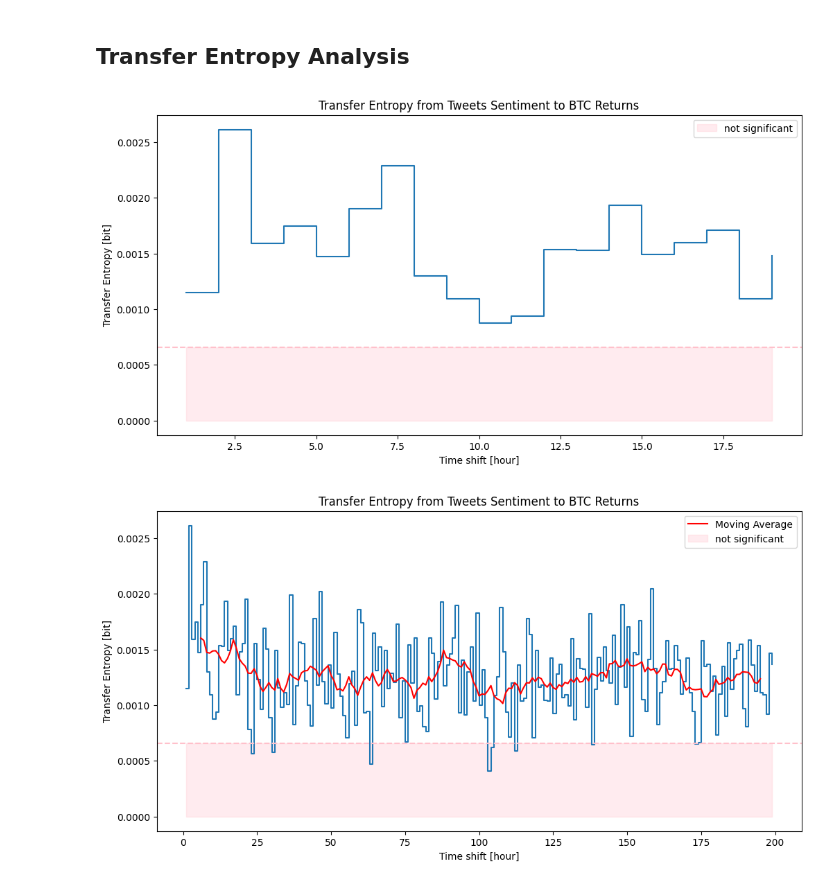
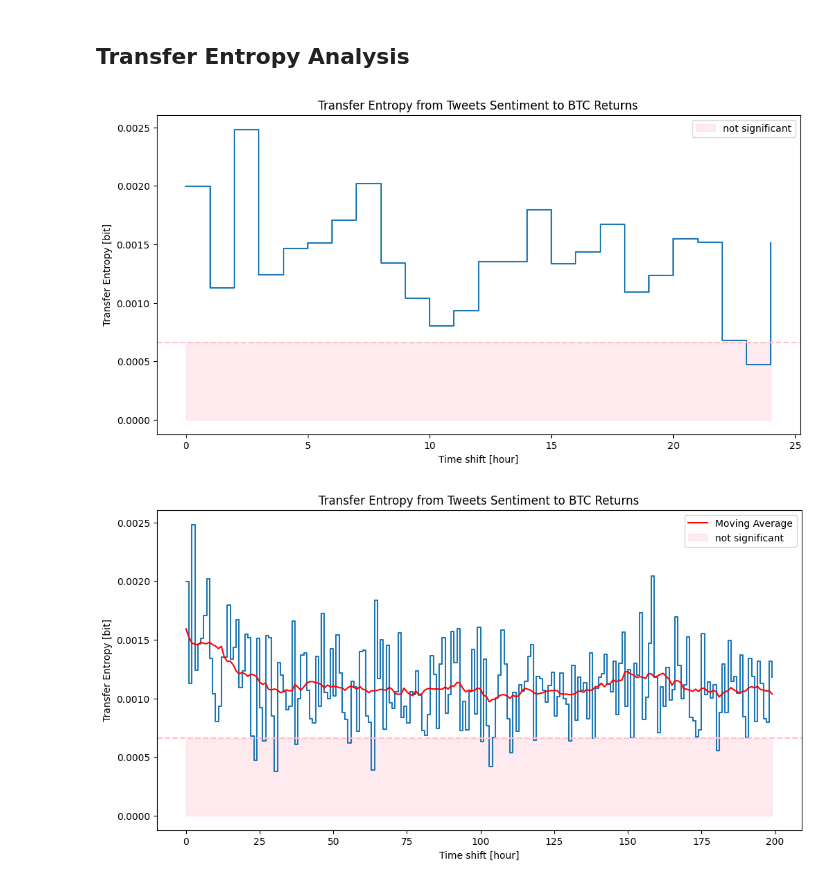
Before and after one commit to paulo-03/bitcoin_twitter, a Jupyter notebook: transfer_entropy.ipynb, the cells around one changed output. Cells and saved outputs as stored; diff of their text form; code cells hidden in the pictures.

```diff
--- a/transfer_entropy.ipynb
+++ b/transfer_entropy.ipynb
@@ -13,7 +20,7 @@ import numpy as np
 tweet_labelizer = TweetsLabelization('clean_data/twitter.parquet')
 btc_labelizer = BtcLabelization('clean_data/btc.parquet')
 # %%
-tweets_labels = tweet_labelizer.labelize(threshold=0.33, granularity='h')
+tweets_labels = tweet_labelizer.labelize(threshold=0.40, granularity='h')
 # %% [output]
 ########## Tweets Labelization ##########
 First timestamp: 2017-08-17 05:00:00+00:00
@@ -43,10 +50,10 @@ Name: count, dtype: int64
 # %%
 TE_computer = TweetsToBtcTransferEntropy(tweets_labels, btc_labels)
 # %%
-TE_computer.plot_transfer_entropy_on_lags(delays=range(1, 20), k=1, moving_average_window=0)
+TE_computer.plot_transfer_entropy_on_lags(delays=range(0, 25), k=1, moving_average_window=0)
 # %% [output]
-[figure, old version]
+[figure, new version]
 # %%
-TE_computer.plot_transfer_entropy_on_lags(delays=range(1, 200), k=1, moving_average_window=10)
+TE_computer.plot_transfer_entropy_on_lags(delays=range(0, 200), k=1, moving_average_window=20)
 # %% [output]
-[figure, old version]
+[figure, new version]
```
Also changed, not shown: parts of 2 cells of this notebook, 1 other file.
